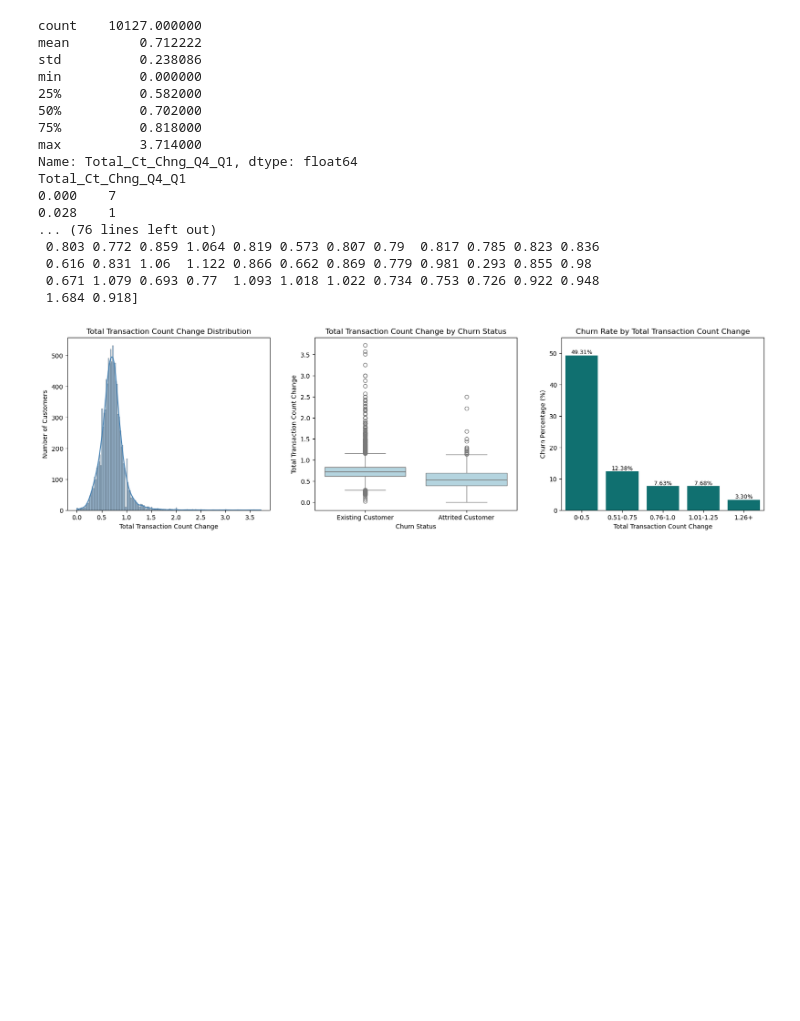
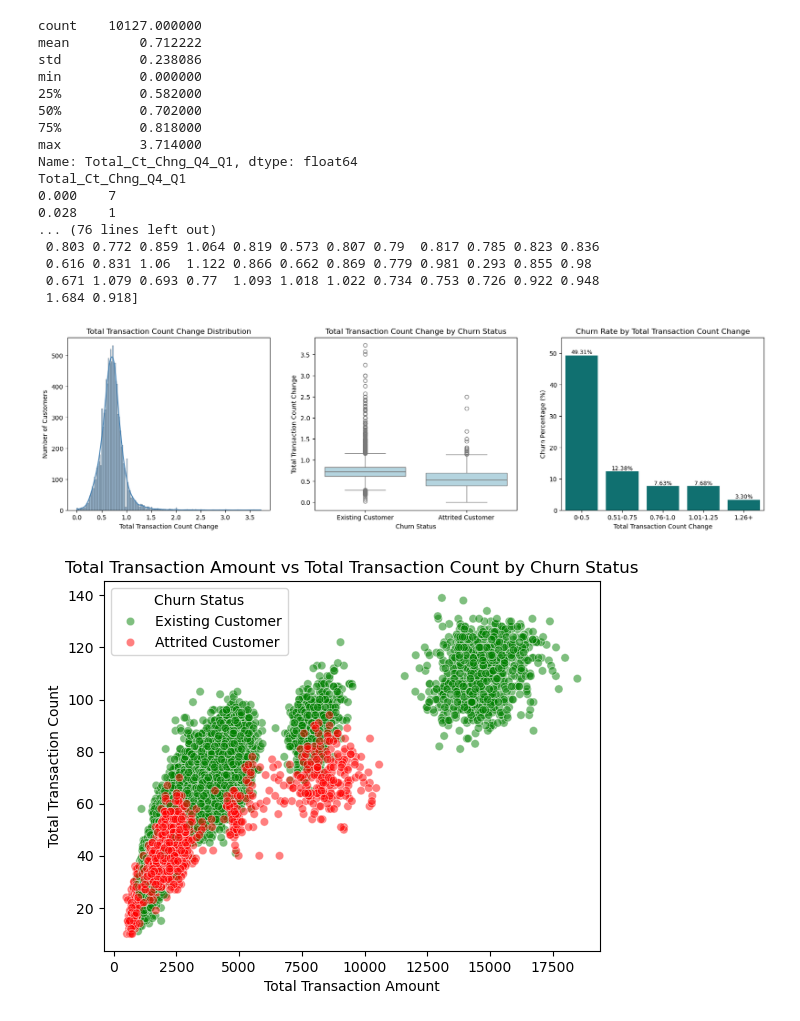
Before and after one commit to gianellarobles/Customer-Churn-Analytics-Predication, a Jupyter notebook: Customer_Churn_AP.ipynb, the cells around one changed output. Drawn from its saved outputs; the diff is of its cells as text; code cells hidden in the pictures; blank space fills up the shorter version.

Commit message:
Update Customer_Churn_AP.ipynb
combined graphs

```diff
--- a/Customer_Churn_AP.ipynb
+++ b/Customer_Churn_AP.ipynb
@@ -1824,3 +1824,30 @@ plt.subplots_adjust(wspace=0.22)
 plt.show()
 # %% [output]
 [figure]
+# %%
+#combined graphs
+sns.scatterplot(
+    data=financial_behavior,
+    x='Total_Trans_Amt',
+    y='Total_Trans_Ct',
+    hue='Attrition_Flag',
+    palette={
+        0: 'green',
+        1: 'red'
+    },
+    alpha=0.5
+)
+plt.title('Total Transaction Amount vs Total Transaction Count by Churn Status')
+plt.xlabel('Total Transaction Amount')
+plt.ylabel('Total Transaction Count')
+
+handles, labels = plt.gca().get_legend_handles_labels()
+
+plt.legend(
+    handles=handles,
+    labels=['Existing Customer', 'Attrited Customer'],
+    title='Churn Status'
+)
+plt.show()
+# %% [output]
+[figure, added]
```
Also changed, not shown: parts of 7 cells of this notebook.
